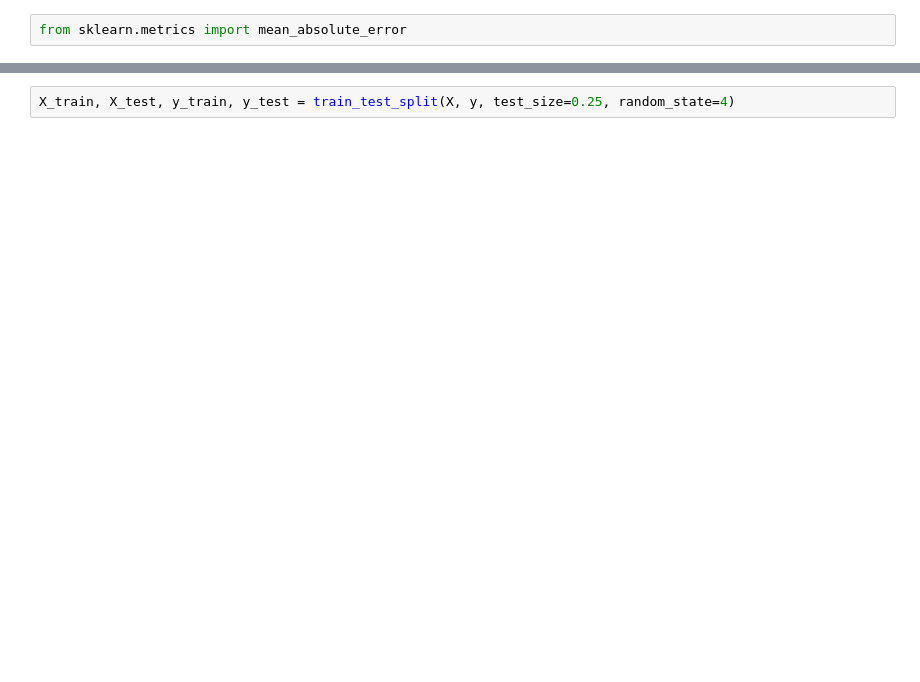
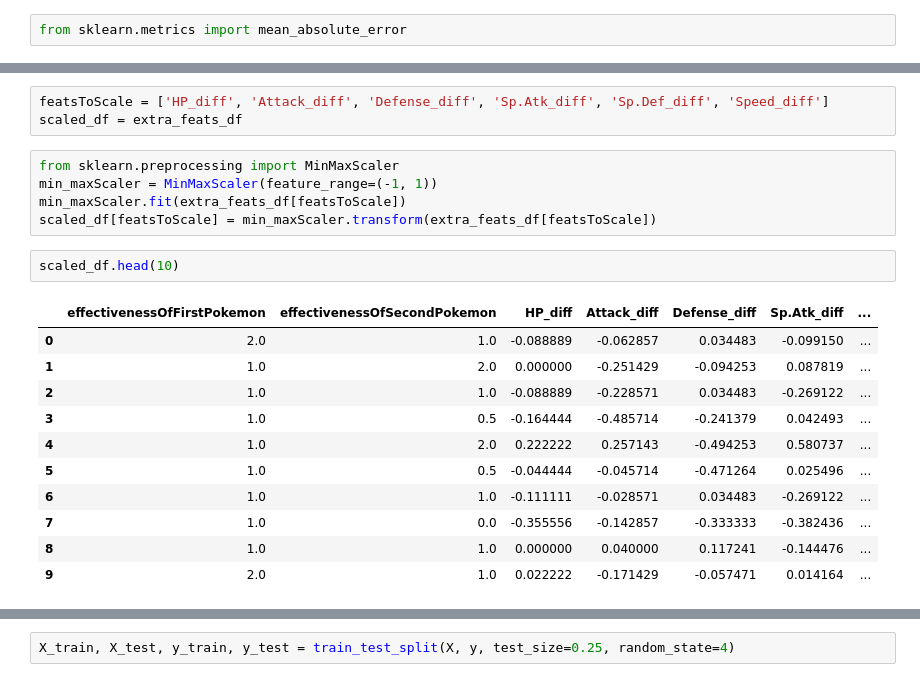
Before and after one commit to ONYX-02/PokemonDataProject, a Jupyter notebook: PokemonDataProject.ipynb, the cells around one changed output, grey strips where cells are left out. Cells and saved outputs as stored; diff of their text form; blank space fills up the shorter version.

```diff
--- a/PokemonDataProject.ipynb
+++ b/PokemonDataProject.ipynb
@@ -296,0 +561,22 @@ y
+# %%
+featsToScale = ['HP_diff', 'Attack_diff', 'Defense_diff', 'Sp.Atk_diff', 'Sp.Def_diff', 'Speed_diff']
+scaled_df = extra_feats_df
+# %%
+from sklearn.preprocessing import MinMaxScaler
+min_maxScaler = MinMaxScaler(feature_range=(-1, 1))
+min_maxScaler.fit(extra_feats_df[featsToScale])
+scaled_df[featsToScale] = min_maxScaler.transform(extra_feats_df[featsToScale])
+# %%
+scaled_df.head(10)
+# %% [output]
+|  | effectivenessOfFirstPokemon | effectivenessOfSecondPokemon | HP_diff | Attack_diff | Defense_diff | Sp.Atk_diff | ... |
+| 0 | 2.0 | 1.0 | -0.088889 | -0.062857 | 0.034483 | -0.099150 | ... |
+| 1 | 1.0 | 2.0 | 0.000000 | -0.251429 | -0.094253 | 0.087819 | ... |
+| 2 | 1.0 | 1.0 | -0.088889 | -0.228571 | 0.034483 | -0.269122 | ... |
+| 3 | 1.0 | 0.5 | -0.164444 | -0.485714 | -0.241379 | 0.042493 | ... |
+| 4 | 1.0 | 2.0 | 0.222222 | 0.257143 | -0.494253 | 0.580737 | ... |
+| 5 | 1.0 | 0.5 | -0.044444 | -0.045714 | -0.471264 | 0.025496 | ... |
+| 6 | 1.0 | 1.0 | -0.111111 | -0.028571 | 0.034483 | -0.269122 | ... |
+| 7 | 1.0 | 0.0 | -0.355556 | -0.142857 | -0.333333 | -0.382436 | ... |
+| 8 | 1.0 | 1.0 | 0.000000 | 0.040000 | 0.117241 | -0.144476 | ... |
+| 9 | 2.0 | 1.0 | 0.022222 | -0.171429 | -0.057471 | 0.014164 | ... |
```
Also changed, not shown: parts of 71 cells of this notebook.
